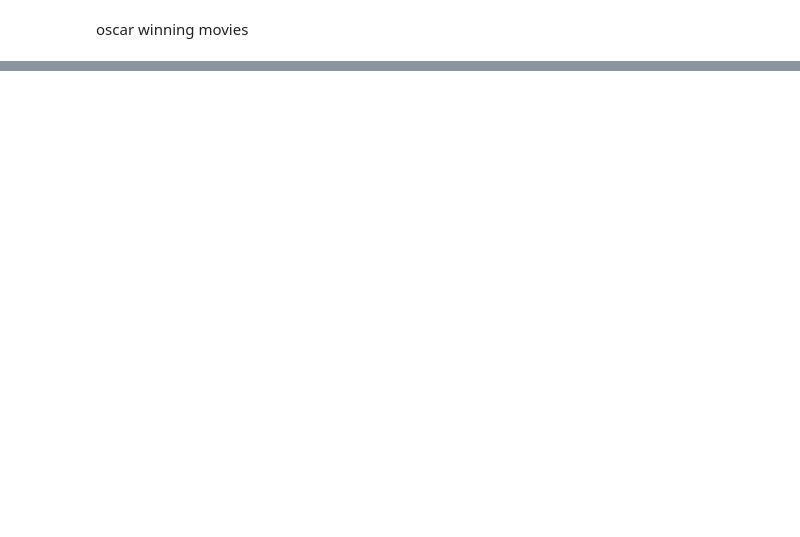
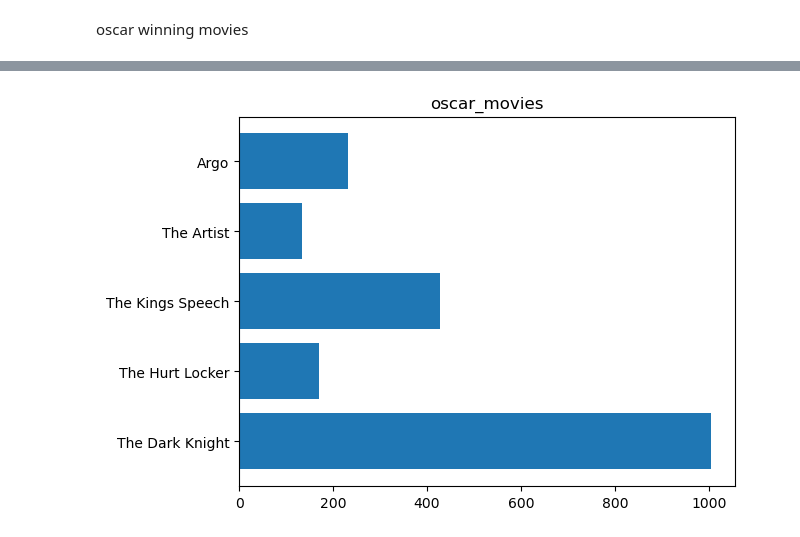
Before and after one commit to SWAPNILVERMA108/AIML, a Jupyter notebook: Day_18_data_visualization.ipynb, the cells around one changed output, grey strips where cells are left out. Drawn from its saved outputs; the diff is of its cells as text; code cells hidden in the pictures; blank space fills up the shorter version.

```diff
--- a/Day_18_data_visualization.ipynb
+++ b/Day_18_data_visualization.ipynb
@@ -140,0 +146,16 @@ plt.bar(year,non_oscar_revenue)
+# %%
+oscar_movies=[
+    "The Dark Knight",
+    "The Hurt Locker",
+    "The Kings Speech",
+    "The Artist",
+    "Argo"
+]
+year =[2008,2009,2010,2011,2012]
+oscar_revenue=[1005,170,427,133,232]
+
+plt.title("oscar_movies")
+plt.barh(oscar_movies,oscar_revenue)
+plt.show()
+# %% [output]
+[figure, added]
```
Also changed, not shown: parts of 11 cells of this notebook, 1 other file.
